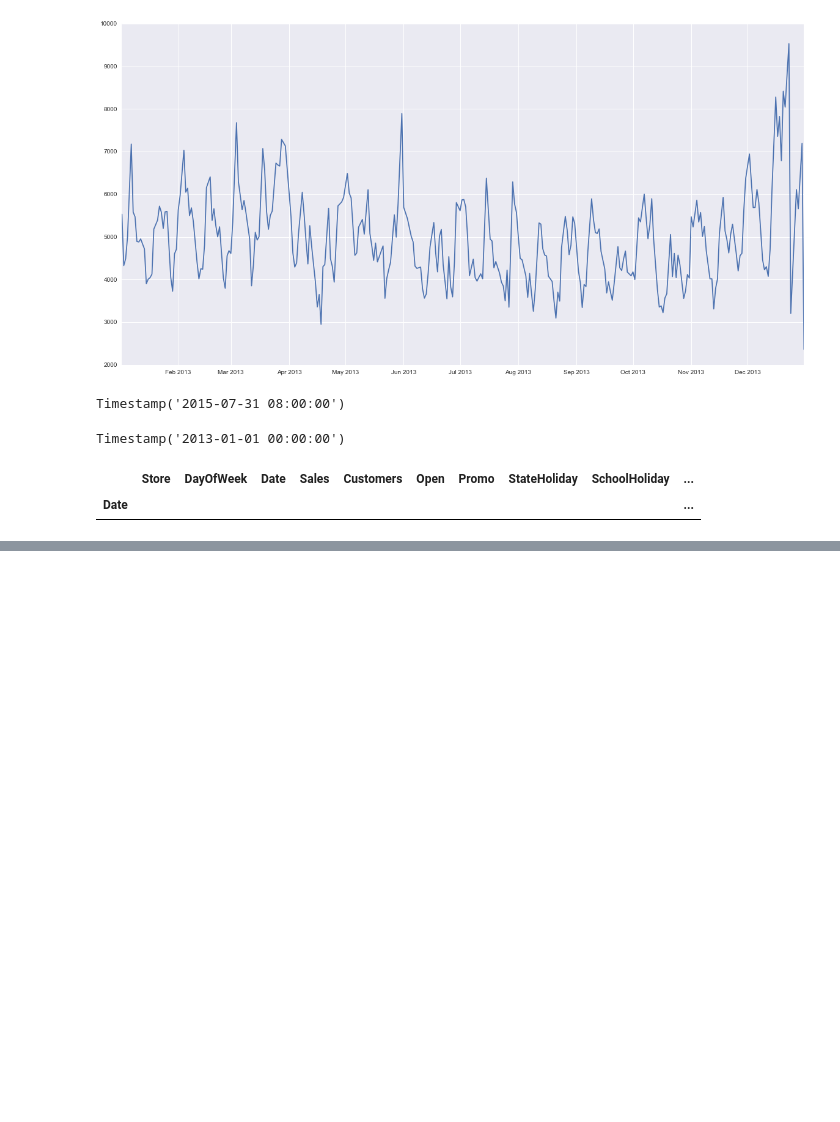
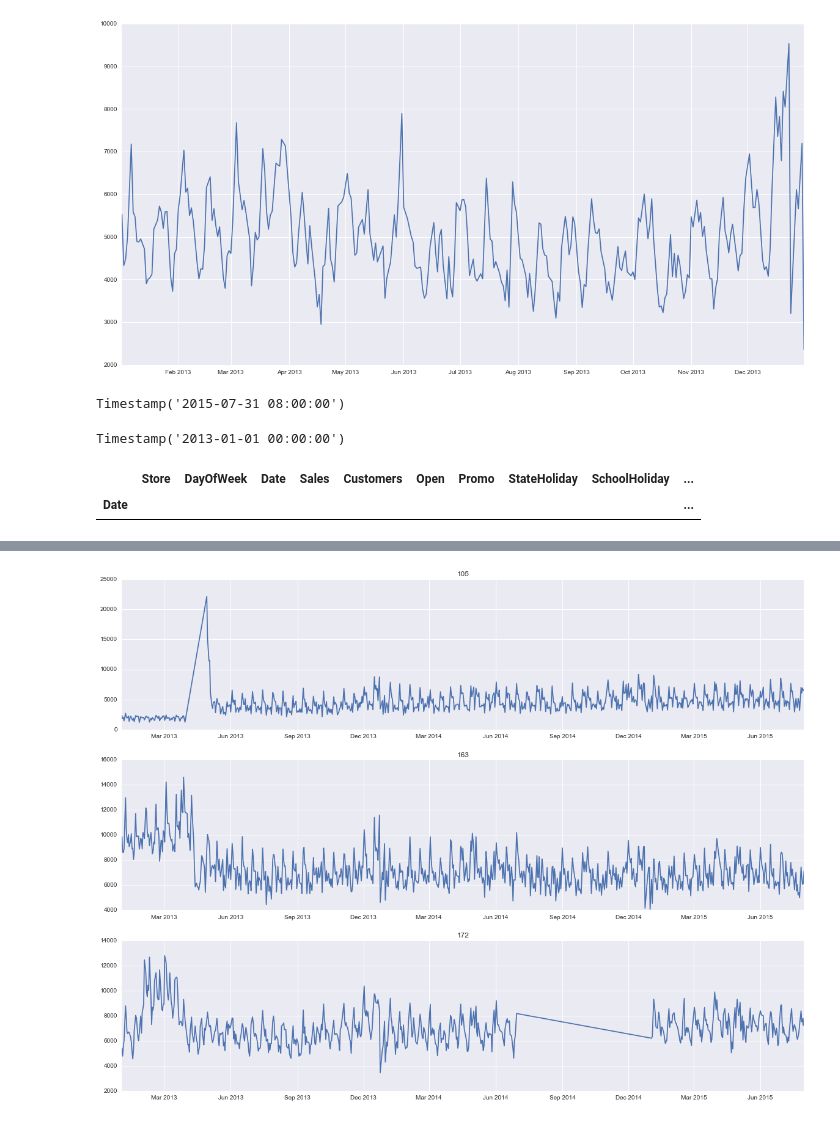
Before and after one commit to chenjennhaur/machinelearning, a Jupyter notebook: rossmann.ipynb, the cells around one changed output, grey strips where cells are left out. Cells and saved outputs as stored; diff of their text form; code cells hidden in the pictures; blank space fills up the shorter version.

```diff
--- a/rossmann.ipynb
+++ b/rossmann.ipynb
@@ -237,0 +268,22 @@ datetime.date(2016,5,23).strftime("%Y%W%w")
+# %%
+list_stores_to_check = [105,163,172]
+
+plt.rcParams["figure.figsize"] = [20,len(list_stores_to_check)*5]
+
+j = 1
+for i in list_stores_to_check:
+    stor = i
+
+    # Normal sales
+    X1 = df.loc[(df['Set'] == 1) & (df['Store'] == stor) & (df['Open'] == 1)]['Date'].values
+    y1 = df.loc[(df['Set'] == 1) & (df['Store'] == stor) & (df['Open'] == 1)]['Sales'].values
+
+    # subplot(len,ncol,nrow)
+    plt.subplot(len(list_stores_to_check),1,j)
+    # Draw - , Draw .
+    plt.plot(X1, y1,'-')
+#     plt.minorticks_on()
+    plt.title(i)
+    j += 1
+# %% [output]
+[figure, added]
```
Also changed, not shown: parts of 12 cells of this notebook.
